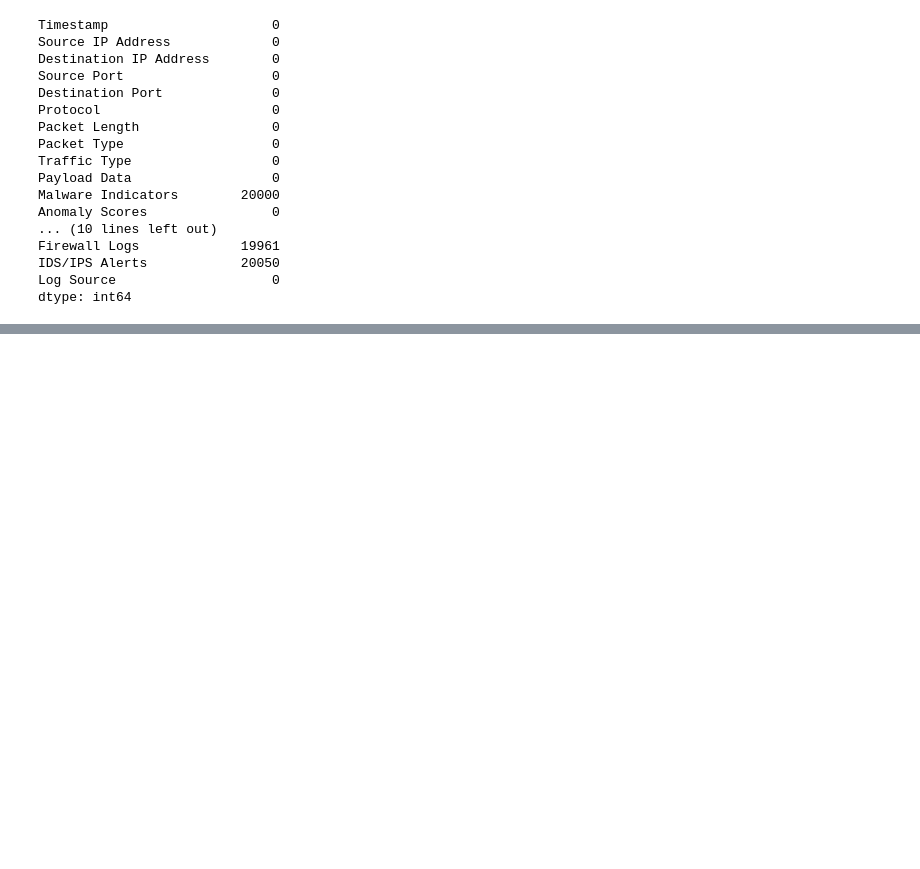
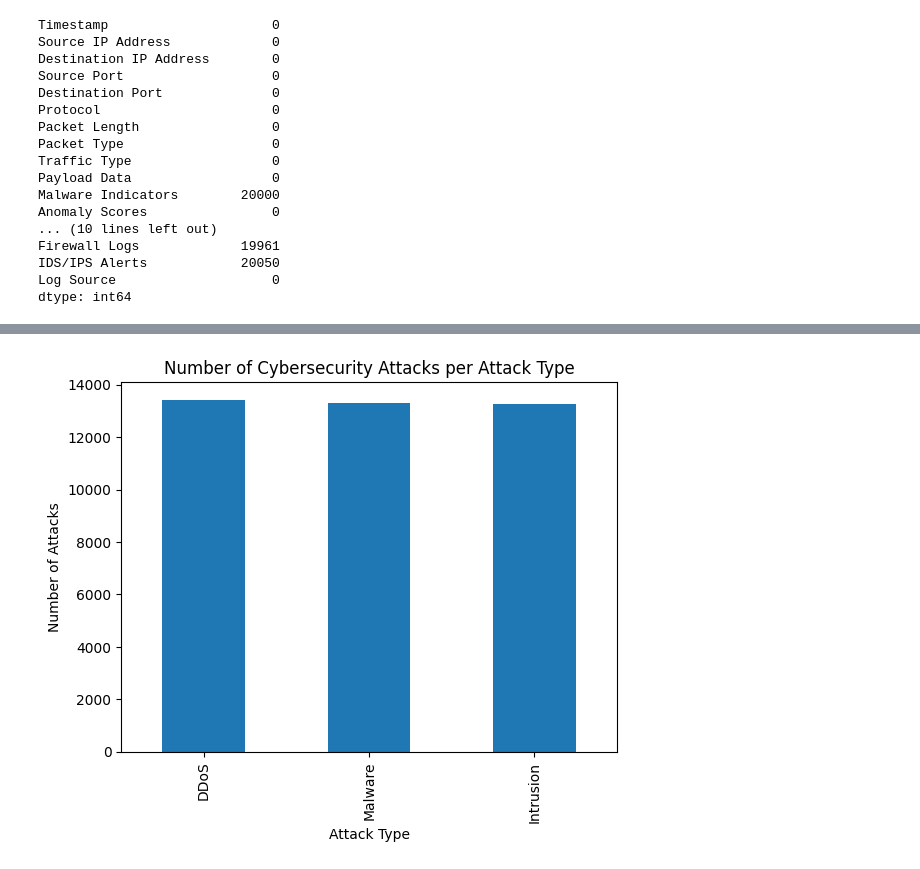
Before and after one commit to AbdulazizJabri/DataAnalysisProject-SP24, a Jupyter notebook: 134563_134362.ipynb, the cells around one changed output, grey strips where cells are left out. Saved outputs shown, nothing was run; the diff lists cells and outputs as text; code cells hidden in the pictures; blank space fills up the shorter version.

```diff
--- a/134563_134362.ipynb
+++ b/134563_134362.ipynb
@@ -117,0 +166,10 @@ dtype: int64
+# %%
+
+# Visualize the number of attacks per attack type
+data['Attack Type'].value_counts().head(10).plot(kind='bar')
+plt.title('Number of Cybersecurity Attacks per Attack Type')
+plt.xlabel('Attack Type')
+plt.ylabel('Number of Attacks')
+plt.show()
+# %% [output]
+[figure, added]
```
Also changed, not shown: parts of 7 cells of this notebook.
